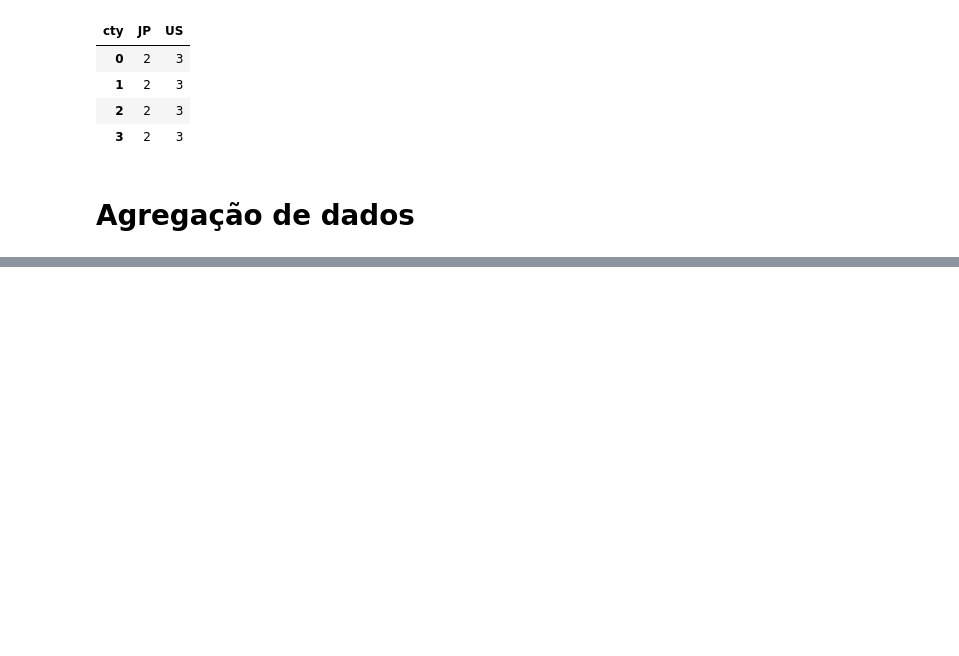
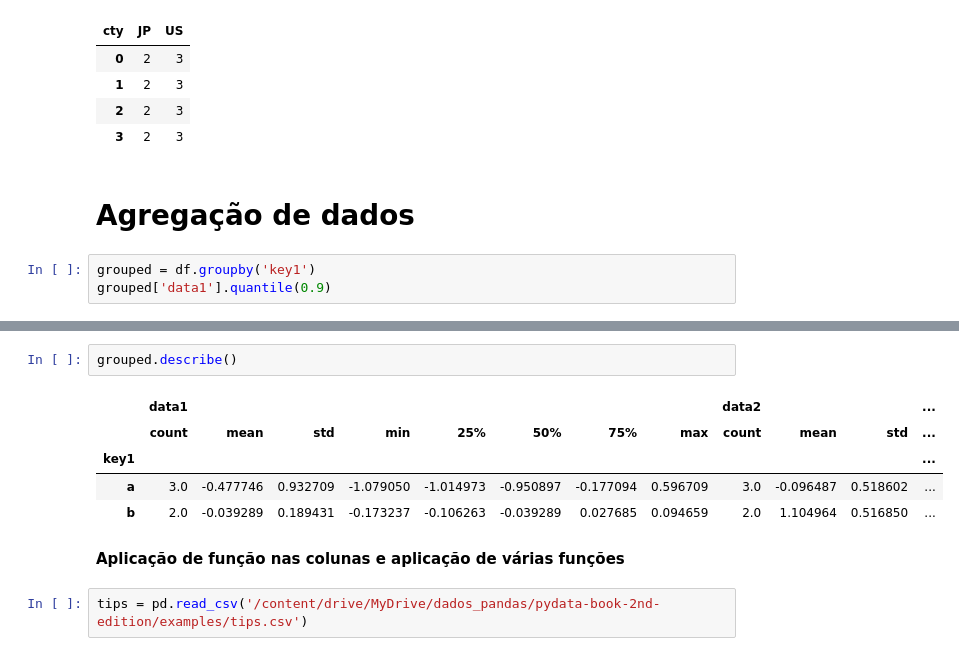
Before and after one commit to anicelysantos/-book-Python-para-Analise-de-dados, a Jupyter notebook: agregacao_operacao.ipynb, the cells around one changed output, grey strips where cells are left out. Saved outputs shown, nothing was run; the diff lists cells and outputs as text; blank space fills up the shorter version.

```diff
--- a/agregacao_operacao.ipynb
+++ b/agregacao_operacao.ipynb
@@ -266,3 +266,6 @@ hier_df.groupby(level = 'cty', axis=1).count()
 | 3 | 2 | 3 |
 # %% [markdown]
 # Agregação de dados
+# %%
+grouped = df.groupby('key1')
+grouped['data1'].quantile(0.9)
@@ -268,0 +287,12 @@ hier_df.groupby(level = 'cty', axis=1).count()
+# %%
+grouped.describe()
+# %% [output]
+|  | data1 |  |  |  |  |  |  |  | data2 |  |  | ... |
+|  | count | mean | std | min | 25% | 50% | 75% | max | count | mean | std | ... |
+| key1 |  |  |  |  |  |  |  |  |  |  |  | ... |
+| a | 3.0 | -0.477746 | 0.932709 | -1.079050 | -1.014973 | -0.950897 | -0.177094 | 0.596709 | 3.0 | -0.096487 | 0.518602 | ... |
+| b | 2.0 | -0.039289 | 0.189431 | -0.173237 | -0.106263 | -0.039289 | 0.027685 | 0.094659 | 2.0 | 1.104964 | 0.516850 | ... |
+# %% [markdown]
+**Aplicação de função nas colunas e aplicação de várias funções**
+# %%
+tips = pd.read_csv('/content/drive/MyDrive/dados_pandas/pydata-book-2nd-edition/examples/tips.csv')
```
Also changed, not shown: parts of 32 cells of this notebook.
